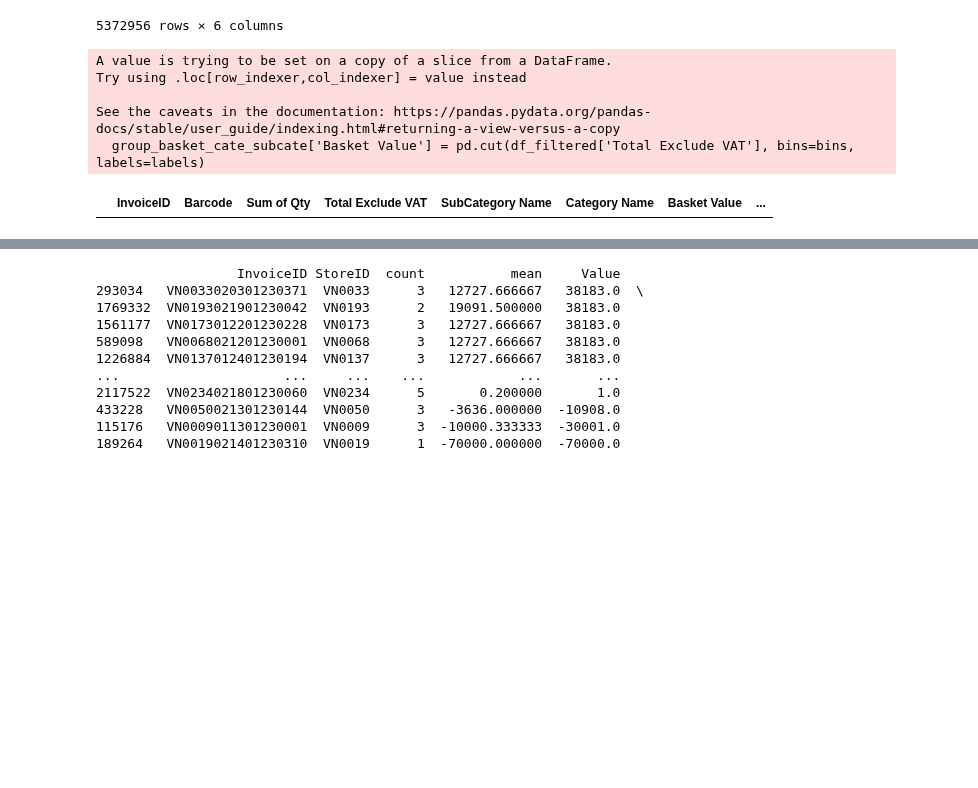
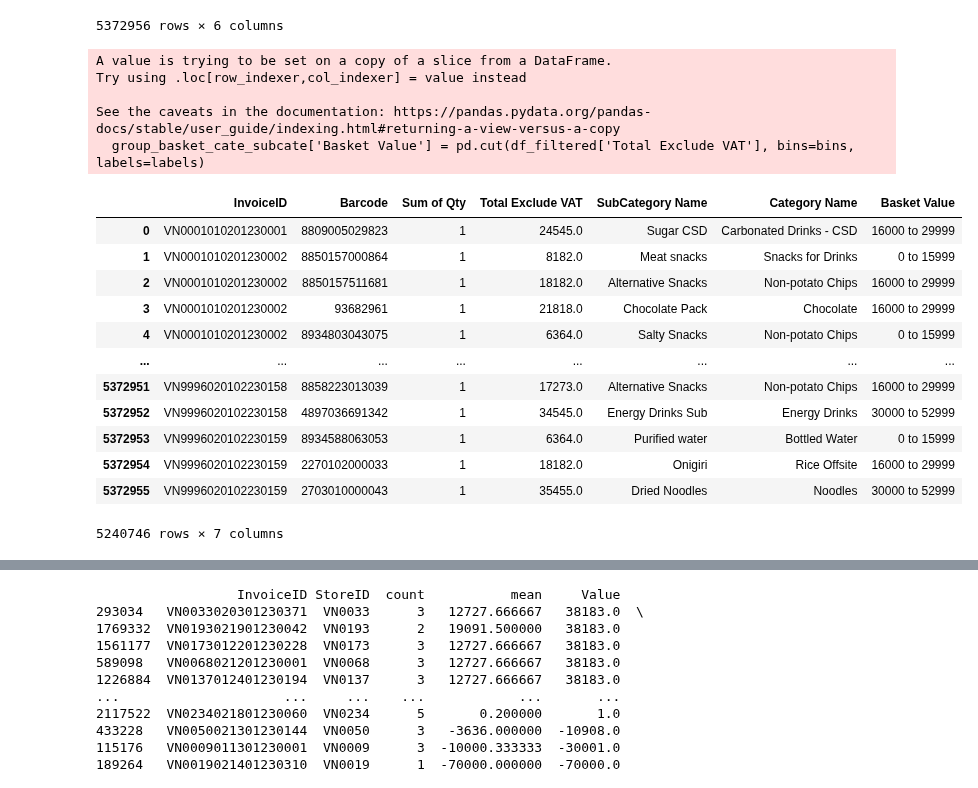
Before and after one commit to TrieuPH/python, a Jupyter notebook: Python/Data Analysis/Basket-Analysis_v3.7.ipynb, the cells around one changed output, grey strips where cells are left out. Cells and saved outputs as stored; diff of their text form; code cells hidden in the pictures; blank space fills up the shorter version.

```diff
--- a/Python/Data Analysis/Basket-Analysis_v3.7.ipynb
+++ b/Python/Data Analysis/Basket-Analysis_v3.7.ipynb
@@ -493,18 +493,30 @@ df_filtered
 # %%
 group_basket_cate_subcate = df_filtered
 
 # filter group_basket_cate_subcate by upper_bound and lower_bound
 upper_bound = 50000000
 lower_bound = 1000
 group_basket_cate_subcate = group_basket_cate_subcate[(group_basket_cate_subcate['Total Exclude VAT'] < upper_bound) & (group_basket_cate_subcate['Total Exclude VAT'] > lower_bound)]
 group_basket_cate_subcate['Basket Value'] = pd.cut(df_filtered['Total Exclude VAT'], bins=bins, labels=labels)
 
-group_basket_cate_subcate.to_csv('group_basket_cate.csv')
+# group_basket_cate_subcate.to_csv('group_basket_cate.csv')
 group_basket_cate_subcate
 # %% [output]
 A value is trying to be set on a copy of a slice from a DataFrame.
 Try using .loc[row_indexer,col_indexer] = value instead
 
 See the caveats in the documentation: https://pandas.pydata.org/pandas-docs/stable/user_guide/indexing.html#returning-a-view-versus-a-copy
   group_basket_cate_subcate['Basket Value'] = pd.cut(df_filtered['Total Exclude VAT'], bins=bins, labels=labels)
-|  | InvoiceID | Barcode | Sum of Qty | Total Exclude VAT | SubCategory Name | Category Name | Basket Value | ... |
+|  | InvoiceID | Barcode | Sum of Qty | Total Exclude VAT | SubCategory Name | Category Name | Basket Value |
+| 0 | VN0001010201230001 | 8809005029823 | 1 | 24545.0 | Sugar CSD | Carbonated Drinks - CSD | 16000 to 29999 |
+| 1 | VN0001010201230002 | 8850157000864 | 1 | 8182.0 | Meat snacks | Snacks for Drinks | 0 to 15999 |
+| 2 | VN0001010201230002 | 8850157511681 | 1 | 18182.0 | Alternative Snacks | Non-potato Chips | 16000 to 29999 |
+| 3 | VN0001010201230002 | 93682961 | 1 | 21818.0 | Chocolate Pack | Chocolate | 16000 to 29999 |
+| 4 | VN0001010201230002 | 8934803043075 | 1 | 6364.0 | Salty Snacks | Non-potato Chips | 0 to 15999 |
+| ... | ... | ... | ... | ... | ... | ... | ... |
+| 5372951 | VN9996020102230158 | 8858223013039 | 1 | 17273.0 | Alternative Snacks | Non-potato Chips | 16000 to 29999 |
+| 5372952 | VN9996020102230158 | 4897036691342 | 1 | 34545.0 | Energy Drinks Sub | Energy Drinks | 30000 to 52999 |
+| 5372953 | VN9996020102230159 | 8934588063053 | 1 | 6364.0 | Purified water | Bottled Water | 0 to 15999 |
+| 5372954 | VN9996020102230159 | 2270102000033 | 1 | 18182.0 | Onigiri | Rice Offsite | 16000 to 29999 |
+| 5372955 | VN9996020102230159 | 2703010000043 | 1 | 35455.0 | Dried Noodles | Noodles | 30000 to 52999 |
+5240746 rows × 7 columns
```
Also changed, not shown: parts of 19 cells of this notebook, 7 other files.
